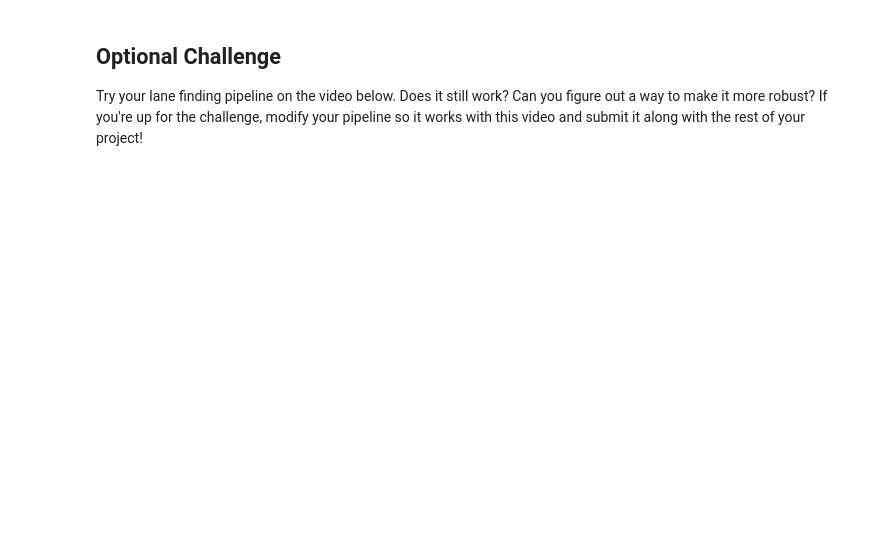
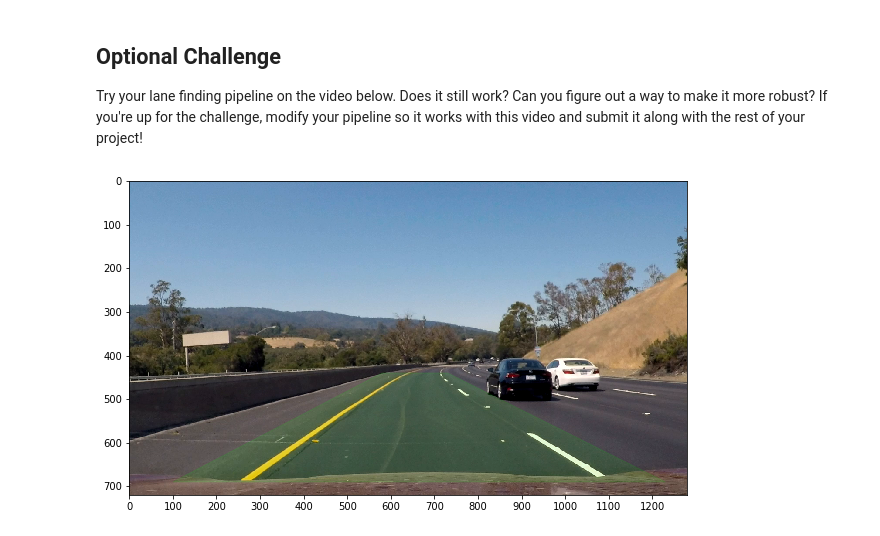
Before and after one commit to Pyrax/CarND-LaneLines-P1, a Jupyter notebook: P1.ipynb, the cells around one changed output. Drawn from its saved outputs; the diff is of its cells as text; code cells hidden in the pictures; blank space fills up the shorter version.

```diff
--- a/P1.ipynb
+++ b/P1.ipynb
@@ -482,3 +536,31 @@ Wall time: 46.7 s
 ## Optional Challenge
 
 Try your lane finding pipeline on the video below.  Does it still work?  Can you figure out a way to make it more robust?  If you're up for the challenge, modify your pipeline so it works with this video and submit it along with the rest of your project!
+# %%
+# Change region of interest for challenge
+def region_of_interest_shape(img):
+    """Returns hard-coded region of interest for a given image."""
+    imshape = img.shape
+    shape = np.array([[
+        (730, 440),              # top-right
+        (580, 440),              # top-left
+        (100, imshape[0]-30),       # bottom-left
+        (imshape[1]-50, imshape[0]-30) # bottom-right
+    ]], dtype=np.int32)
+    return shape
+
+
+frame_output_file = 'docs_media/challenge.jpeg'
+
+# Plot first frame from challenge video and show region of interest to tune
+clip3 = VideoFileClip('test_videos/challenge.mp4')
+challenge_image = clip3.get_frame(0)
+plt.figure(figsize=(10, 40))
+plt.imshow(challenge_image)
+ax = plt.gca()
+ax.xaxis.set_major_locator(ticker.MultipleLocator(100))
+ax.yaxis.set_major_locator(ticker.MultipleLocator(100))
+plot_region_of_interest(region_of_interest_shape(challenge_image))
+plt.savefig(frame_output_file, bbox_inches='tight')
+# %% [output]
+[figure, added]
```
Also changed, not shown: parts of 16 cells of this notebook, 9 other files.
